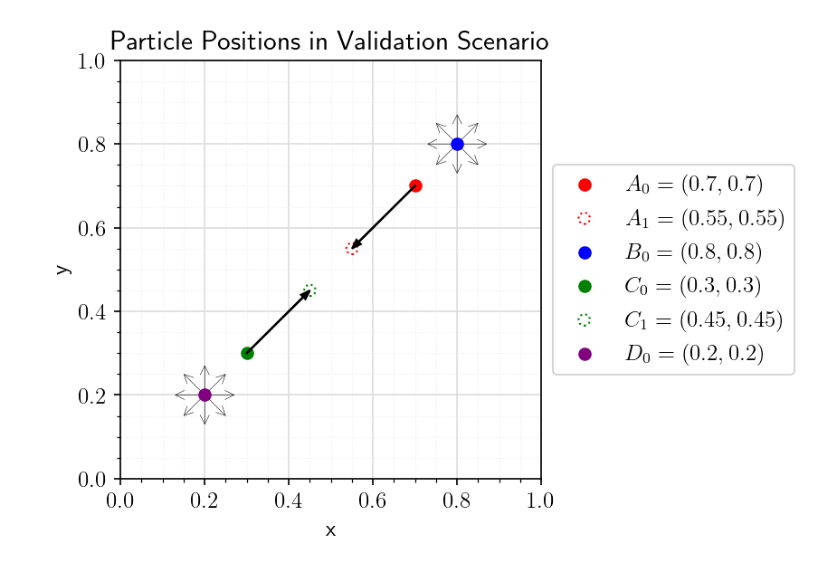
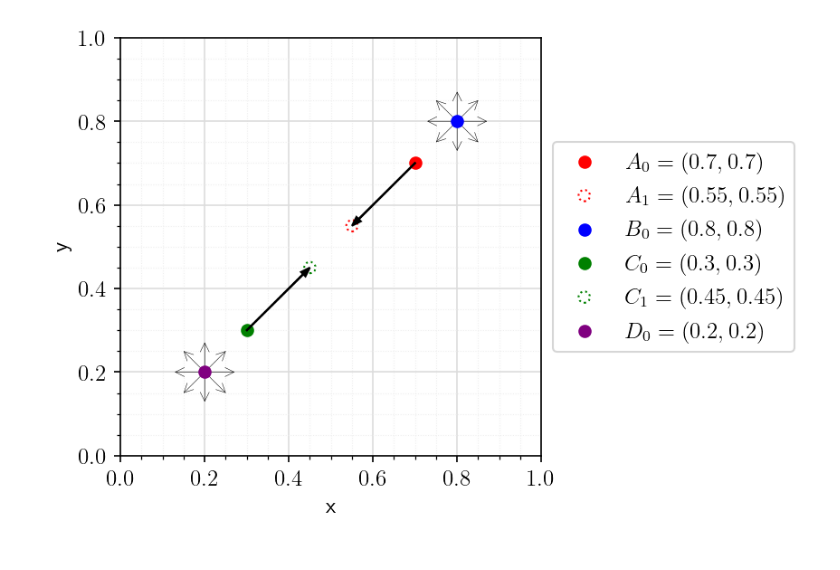
Before and after one commit to KatharinaBracher/Brownian-Bug-Model, a Jupyter notebook: pnn/plot_density.ipynb, the cells around one changed output. Cells and saved outputs as stored; diff of their text form; code cells hidden in the pictures.

```diff
--- a/pnn/plot_density.ipynb
+++ b/pnn/plot_density.ipynb
@@ -231,32 +231,32 @@ def plot_positions(A0, B0, C0, D0, A1, C1):
     ax.set_xlabel("x")
     ax.set_ylabel("y")
 
     ax.legend(loc='center left', bbox_to_anchor=(1, 0.5))
     ax.set_axisbelow(True)
 
     # Show the major grid and style it slightly.
     ax.grid(which='major', color='#DDDDDD', linewidth=0.8)
     # Show the minor grid as well. Style it in very light gray as a thin,
     # dotted line.
     ax.grid(which='minor', color='#EEEEEE', linestyle=':', linewidth=0.5)
     # Make the minor ticks and gridlines show.
     ax.minorticks_on()
 
-    ax.set_title("Particle Positions in Validation Scenario")
+    # ax.set_title("Particle Positions in Validation Scenario")
 
     plt.show()
     return
 
 # Load our trained model.
 model = load_mdn(DT, N_C, user)
 
 # Load the model scalers.
 X_scaler, Y_scaler = load_scalers(DT, N_C, user)
 
 initial_pos = make_position(A0, C0)
 next_pos = make_position(A1, C1)
 plot_positions(A0, B0, C0, D0, A1, C1)
 
 model_at_init = model(X_scaler.standardise(initial_pos))
 # %% [output]
-[figure, old version]
+[figure, new version]
```
Also changed, not shown: parts of 1 cell of this notebook, 1 other file.
